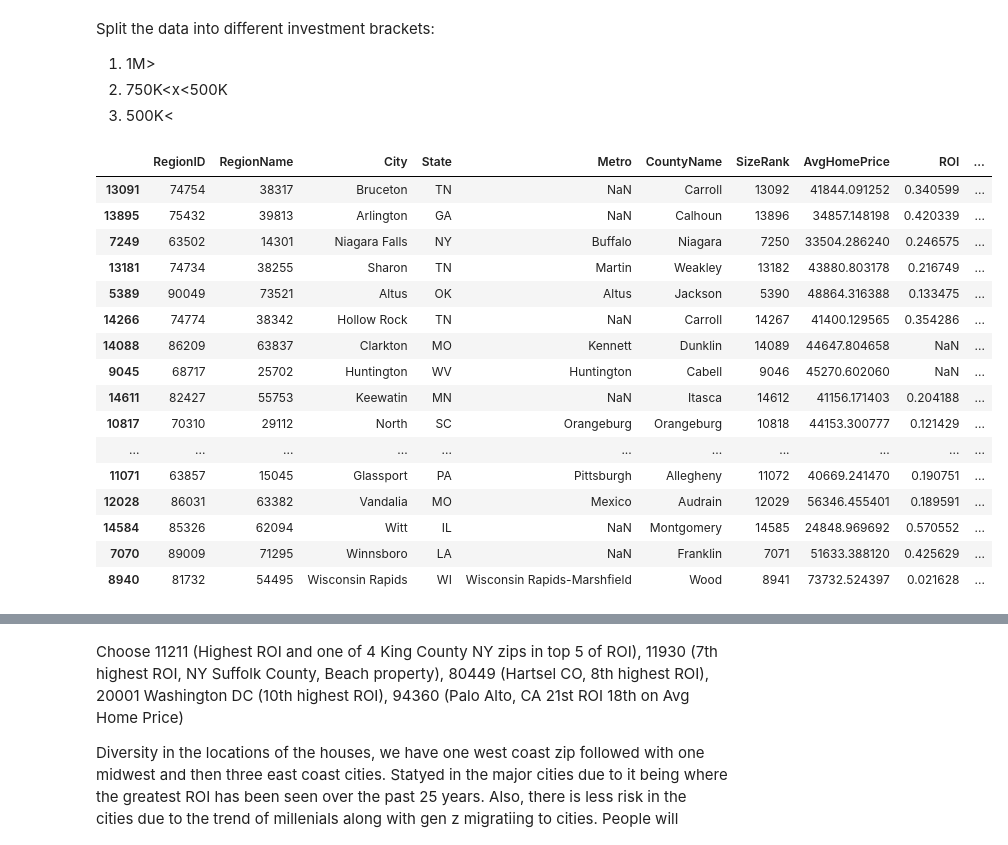
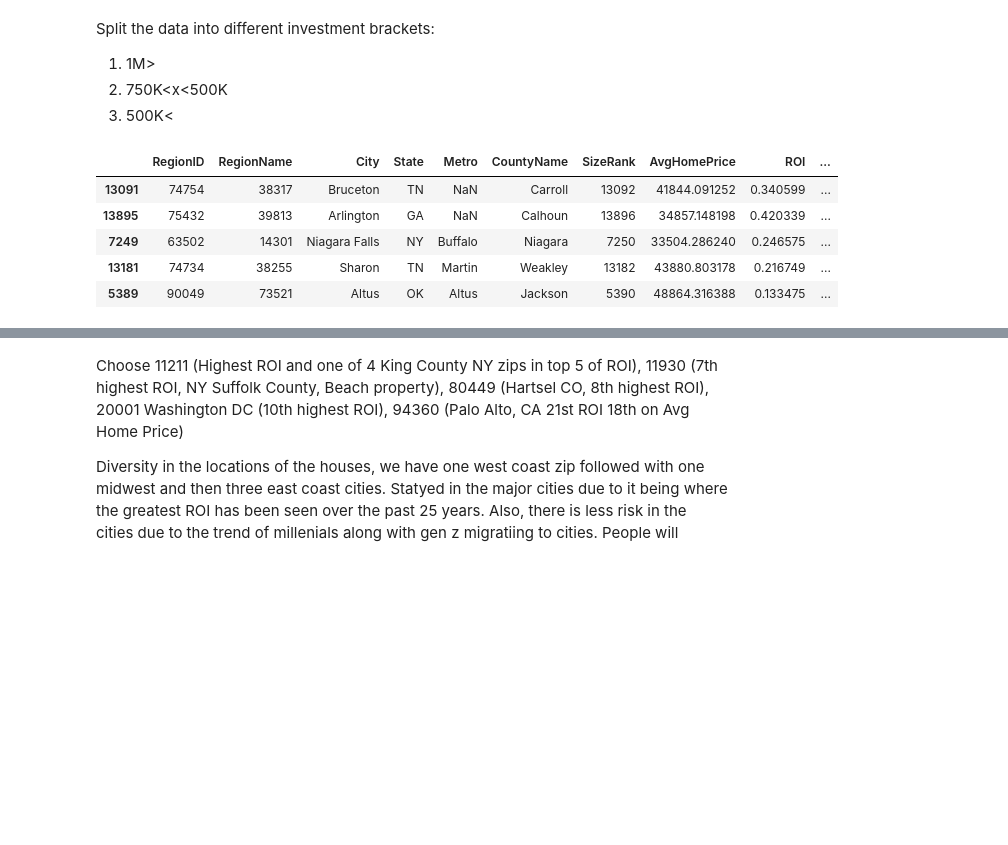
Before and after one commit to gabertooth/dsc-mod-4-project-online-ds-pt-021119, a Jupyter notebook: mod_4_starter_notebook.ipynb, the cells around one changed output, grey strips where cells are left out. Cells and saved outputs as stored; diff of their text form; code cells hidden in the pictures; blank space fills up the shorter version.

```diff
--- a/mod_4_starter_notebook.ipynb
+++ b/mod_4_starter_notebook.ipynb
@@ -60,27 +56,16 @@ current_price=df_melted[df_melted['Date']=='2018-04']
 # index_map_region= df[['RegionName','City', 'Metro']]
 # pd.concat([index_map_region, df_melted_group], axis=1, join='outer', keys= 'RegionName')
 # %%
-top_10_Std= top_10_ROI= df[['RegionID', 'RegionName', 'City', 'State', 'Metro', 'CountyName', 'SizeRank', 'AvgHomePrice', 'ROI', 'StdPrice']].sort_values('StdPrice', ascending= True).head(25)
+top_10_Std= df[['RegionID', 'RegionName', 'City', 'State', 'Metro', 'CountyName', 'SizeRank', 'AvgHomePrice', 'ROI', 'StdPrice']].sort_values('StdPrice', ascending= True).head(25)
 # %%
-top_10_Std
+top_10_Std.head()
 # %% [output]
 |  | RegionID | RegionName | City | State | Metro | CountyName | SizeRank | AvgHomePrice | ROI | ... |
 | 13091 | 74754 | 38317 | Bruceton | TN | NaN | Carroll | 13092 | 41844.091252 | 0.340599 | ... |
 | 13895 | 75432 | 39813 | Arlington | GA | NaN | Calhoun | 13896 | 34857.148198 | 0.420339 | ... |
 | 7249 | 63502 | 14301 | Niagara Falls | NY | Buffalo | Niagara | 7250 | 33504.286240 | 0.246575 | ... |
 | 13181 | 74734 | 38255 | Sharon | TN | Martin | Weakley | 13182 | 43880.803178 | 0.216749 | ... |
 | 5389 | 90049 | 73521 | Altus | OK | Altus | Jackson | 5390 | 48864.316388 | 0.133475 | ... |
-| 14266 | 74774 | 38342 | Hollow Rock | TN | NaN | Carroll | 14267 | 41400.129565 | 0.354286 | ... |
-| 14088 | 86209 | 63837 | Clarkton | MO | Kennett | Dunklin | 14089 | 44647.804658 | NaN | ... |
-| 9045 | 68717 | 25702 | Huntington | WV | Huntington | Cabell | 9046 | 45270.602060 | NaN | ... |
-| 14611 | 82427 | 55753 | Keewatin | MN | NaN | Itasca | 14612 | 41156.171403 | 0.204188 | ... |
-| 10817 | 70310 | 29112 | North | SC | Orangeburg | Orangeburg | 10818 | 44153.300777 | 0.121429 | ... |
-| ... | ... | ... | ... | ... | ... | ... | ... | ... | ... | ... |
-| 11071 | 63857 | 15045 | Glassport | PA | Pittsburgh | Allegheny | 11072 | 40669.241470 | 0.190751 | ... |
-| 12028 | 86031 | 63382 | Vandalia | MO | Mexico | Audrain | 12029 | 56346.455401 | 0.189591 | ... |
-| 14584 | 85326 | 62094 | Witt | IL | NaN | Montgomery | 14585 | 24848.969692 | 0.570552 | ... |
-| 7070 | 89009 | 71295 | Winnsboro | LA | NaN | Franklin | 7071 | 51633.388120 | 0.425629 | ... |
-| 8940 | 81732 | 54495 | Wisconsin Rapids | WI | Wisconsin Rapids-Marshfield | Wood | 8941 | 73732.524397 | 0.021628 | ... |
 # %%
 top_10_ROI= df[['RegionID', 'RegionName', 'City', 'State', 'Metro', 'CountyName', 'SizeRank', 'AvgHomePrice', 'ROI','StdPrice']].sort_values('ROI', ascending= False).head(25)
 # %%
```
Also changed, not shown: parts of 16 cells of this notebook.
